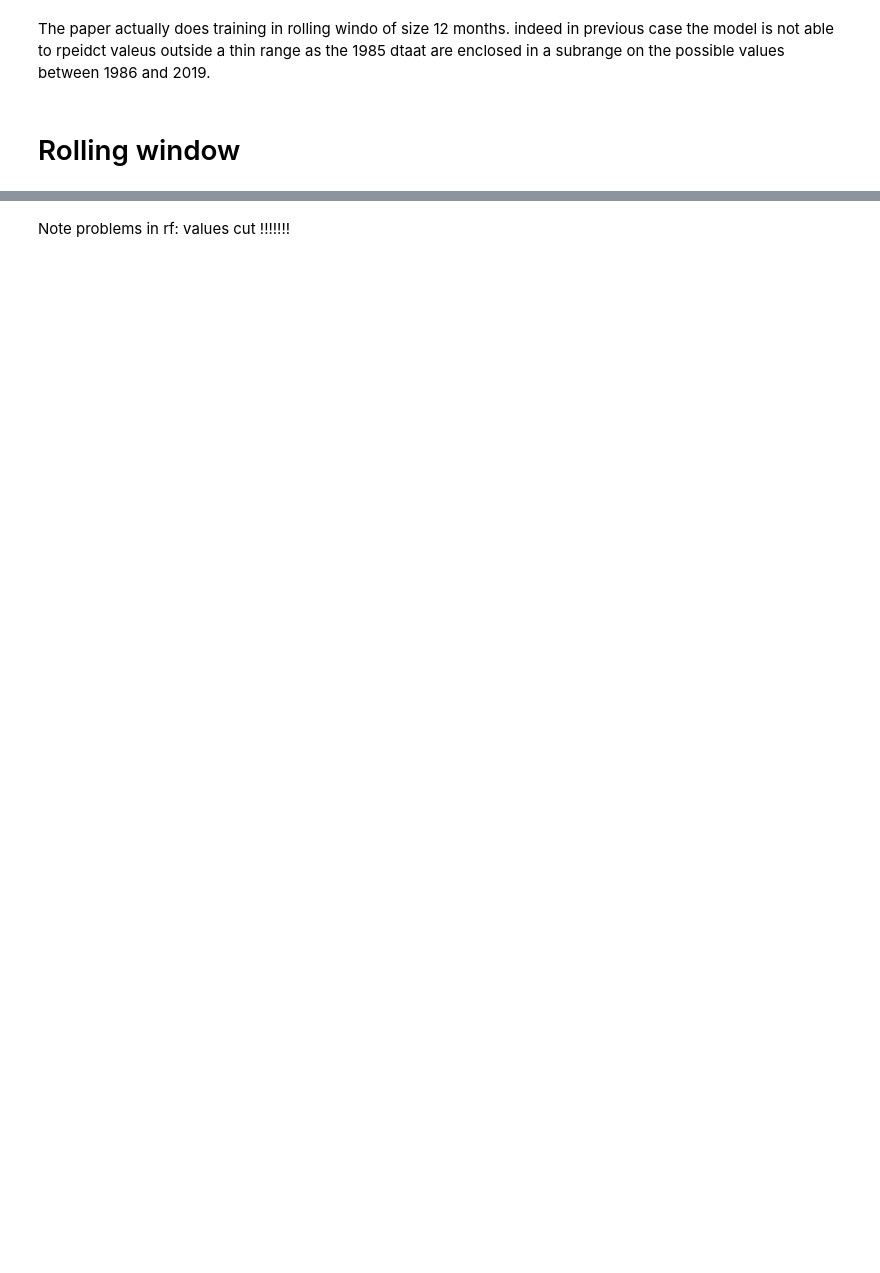
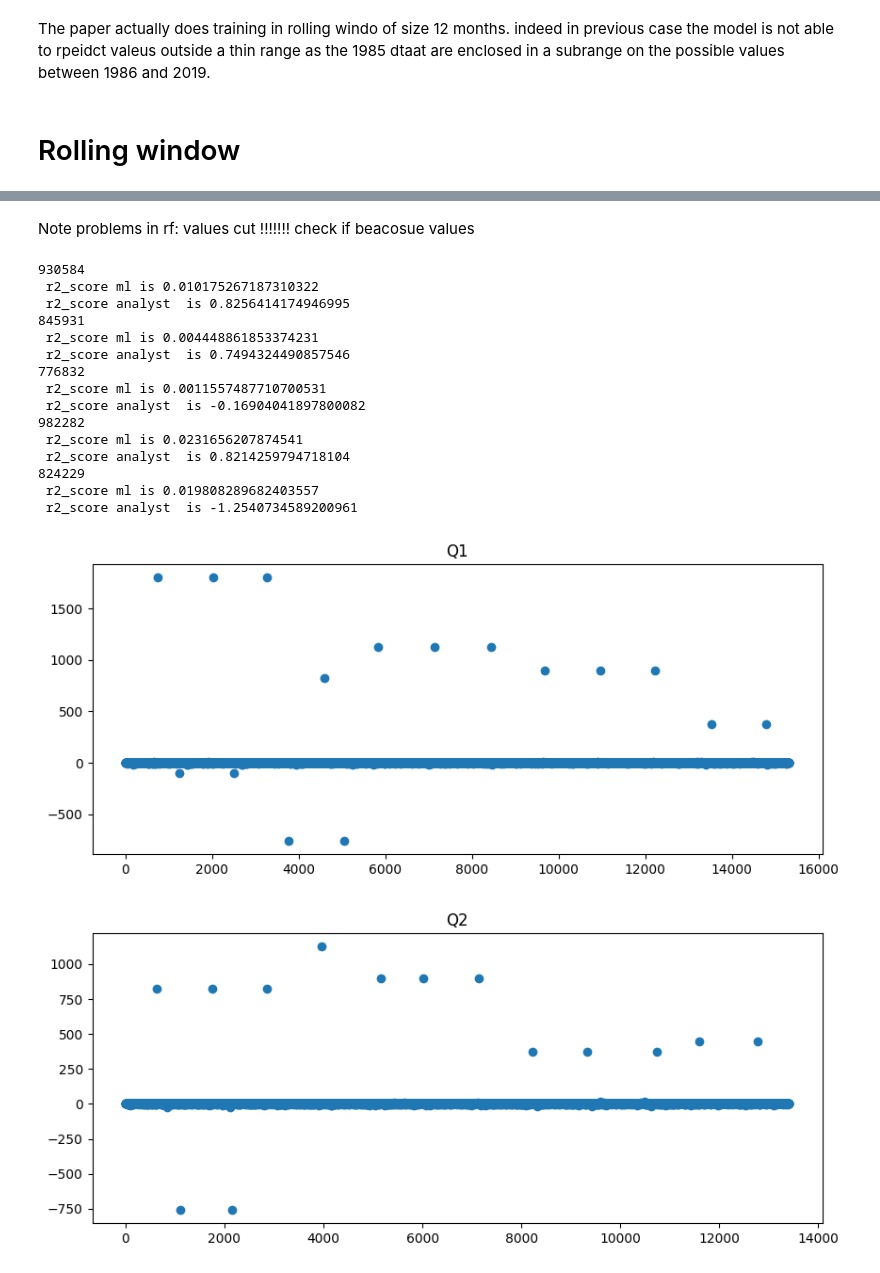
Before and after one commit to NicoloMarsucco/ML-financial-modelling, a Jupyter notebook: RF.ipynb, the cells around one changed output, grey strips where cells are left out. Saved outputs shown, nothing was run; the diff lists cells and outputs as text; code cells hidden in the pictures; blank space fills up the shorter version.

```diff
--- a/RF.ipynb
+++ b/RF.ipynb
@@ -332,5 +222,28 @@ for period in periods:
 # %% [markdown]
-Note problems in rf: values cut !!!!!!!
+Note problems in rf: values cut !!!!!!! check if beacosue values
-# %%
-for period, df in results.items():
-    df.to_csv(f"results/{period}_rf.csv", index=False)
+# %%
+for period, df in results_rolling.items():
+    fig, ax = plt.subplots(1,1, figsize=(10, 4))
+    plt.scatter(range(len(df[df.Date < '1987-01'].adj_actual)),df[df.Date < '1987-01'].adj_actual)
+    plt.title(period)
+    print(len(df))
+    print(f' r2_score ml is {r2_score(df.adj_actual, df.predicted_adj_actual)}')
+    print(f' r2_score analyst  is {r2_score(df.adj_actual, df.adj_meanest)}')
+# %% [output]
+930584
+ r2_score ml is 0.010175267187310322
+ r2_score analyst  is 0.8256414174946995
+845931
+ r2_score ml is 0.004448861853374231
+ r2_score analyst  is 0.7494324490857546
+776832
+ r2_score ml is 0.0011557487710700531
+ r2_score analyst  is -0.16904041897800082
+982282
+ r2_score ml is 0.0231656207874541
+ r2_score analyst  is 0.8214259794718104
+824229
+ r2_score ml is 0.019808289682403557
+ r2_score analyst  is -1.2540734589200961
+[figure, added]
+[figure, added]
```
Also changed, not shown: parts of 12 cells of this notebook, 1 other file.
